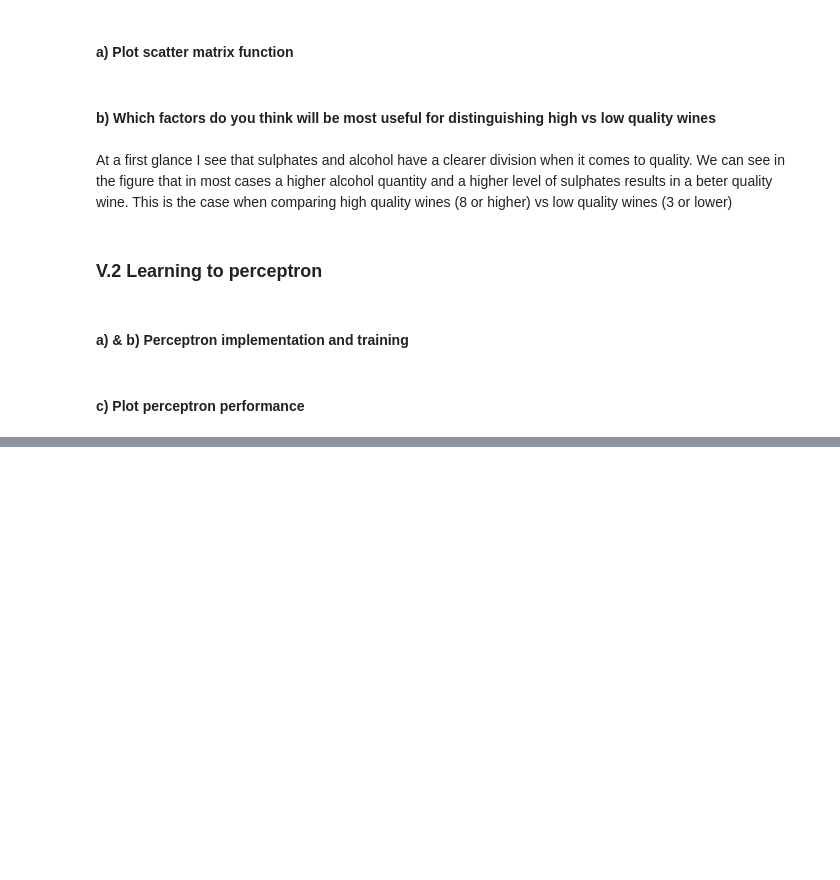
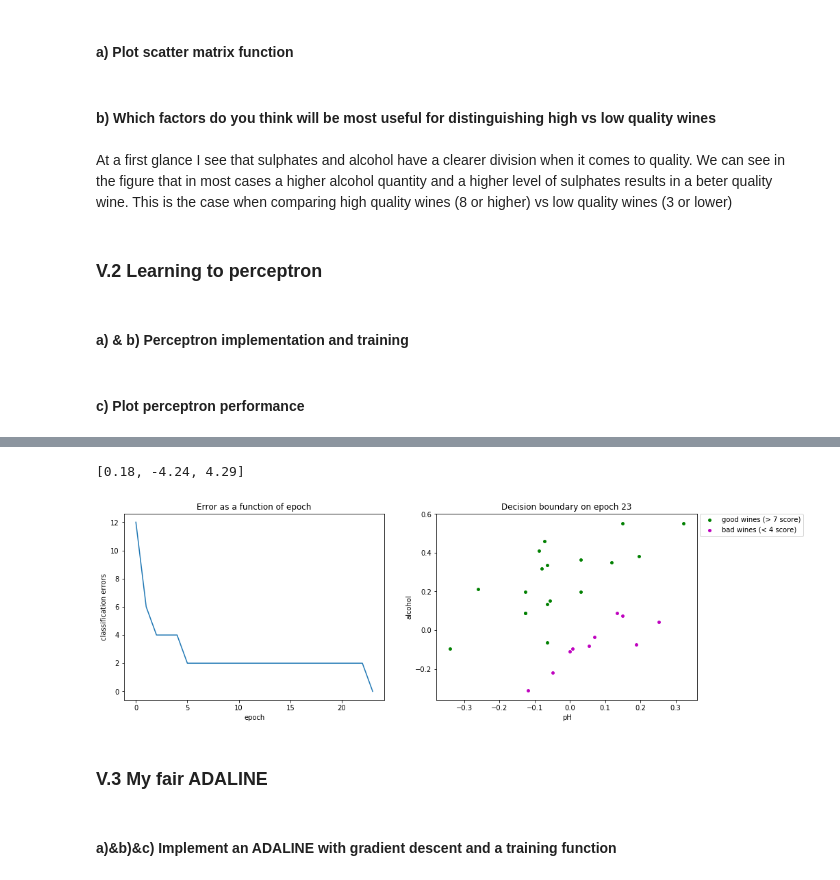
Before and after one commit to ThomasH88/ft_sommelier, a Jupyter notebook: ft_sommelier.ipynb, the cells around one changed output, grey strips where cells are left out. Cells and saved outputs as stored; diff of their text form; code cells hidden in the pictures; blank space fills up the shorter version.

```diff
--- a/ft_sommelier.ipynb
+++ b/ft_sommelier.ipynb
@@ -14,3 +7,6 @@ white_wine_df = pd.read_csv("/nfs/2018/t/tholzheu/42_program/git_ft_sommelier/re
+# %%
+red_wine_df = pd.read_csv("resources/winequality-red.csv", sep=';')
+white_wine_df = pd.read_csv("resources/winequality-white.csv", sep=';')
 # %%
 print(len(red_wine_df))
 red_wine_df.head()
@@ -71,8 +70,6 @@ in a beter quality wine. This is the case when comparing high quality wines (8 o
 # %% [markdown]
 #### a) & b) Perceptron implementation and training
 # %%
-import random
-
 def heaviside_step_fn(nb):
     if (nb < 0):
         return (0)
@@ -91,11 +88,12 @@ def vec_sub(v1, v2):
 def vec_scale(v, scalar):
     return ([i * scalar for i in v])
 
-def select_features_labels(df):
-    tmp = red_wine_df[['pH', 'density', 'quality']][(red_wine_df['quality'] >= 8) | (red_wine_df['quality'] <=3)]
-    tmp['quality'].where(tmp['quality'] <= 3, 1, inplace=True) # Replace quality 8 and above with 1
-    tmp['quality'].where(tmp['quality'] == 1, 0, inplace=True) # and quality 3 and below with 0
-    features = tmp[['pH', 'density']]
+def select_features_labels(wine_data, good_quality_nb, bad_quality_nb):
+    tmp = wine_data[['pH', 'alcohol', 'quality']][(
+        wine_data['quality'] > good_quality_nb) | (wine_data['quality'] < bad_quality_nb)]
+    tmp['quality'].where(tmp['quality'] < bad_quality_nb, 1, inplace=True) # Replace good_quality_nb and above with 1
+    tmp['quality'].where(tmp['quality'] == 1, 0, inplace=True) # and bad quality and below with 0
+    features = tmp[['pH', 'alcohol']]
     labels = tmp[['quality']]
     features = [list(features[item]) for item in features]
     labels = [list(labels[item]) for item in labels]
@@ -113,17 +111,17 @@ def update_weights(w, x, y, l_rate):
     return (w, update)
 
 def perceptron_trainer(wine_data, l_rate, epochs):
-    features, labels = select_features_labels(wine_data)
+    features, labels = select_features_labels(wine_data, 7, 4)
     train_until_convergence = False
     epoch_count = 0
     info = []
     if (epochs == 0):
         train_until_convergence = True # train until convergence if epochs is 0
-        epochs = 1 # epoch_count < epochs so it enter the loop
+        epochs = 1 # epoch_count < epochs so it enters the loop
     converged = False
     w = [0, 0, 0] # w[0] is the bias
     for i in range(3):
-        w[i] = round(random.uniform(-4, 4), 2) # init random weights between -4 and 4
+        w[i] = round(random.uniform(-1, 1), 2) # init random weights between -1 and 1
     while (not converged and epoch_count < epochs):
         converged = True
         errors_at_epoch = 0
@@ -139,7 +137,8 @@ def perceptron_trainer(wine_data, l_rate, epochs):
             epochs = epoch_count + 1 # we don't want to stop training until convergence
     return (info)
 # %%
-info = perceptron_trainer(red_wine_df, l_rate=0.9, epochs=20000)
+random.seed(1998)
+performance = perceptron_trainer(red_wine_df, l_rate=0.98, epochs=0)
 # %% [markdown]
 #### c) Plot perceptron performance
 # %%
@@ -178,0 +194,19 @@ plot_perceptron_performance(red_wine_df, info, 7, 4)
+# %%
+def normalize_data(wine_data):
+    quality = wine_data["quality"]
+    norm_wine_data = wine_data.drop(labels="quality", axis='columns')
+    norm_wine_data = (norm_wine_data - norm_wine_data.mean()) / (norm_wine_data.max() - norm_wine_data.min())
+    norm_wine_data["quality"] = quality
+    return (norm_wine_data)
+# %%
+random.seed(1998)
+norm_red_wine_df = normalize_data(red_wine_df)
+norm_perf = perceptron_trainer(norm_red_wine_df, l_rate=0.98, epochs=0)
+plot_perceptron_performance(norm_red_wine_df, norm_perf, 7, 4)
+# %% [output]
+[0.18, -4.24, 4.29]
+[figure, added]
+# %% [markdown]
+### V.3 My fair ADALINE
+# %% [markdown]
+#### a)&b)&c) Implement an ADALINE with gradient descent and a training function
```
Also changed, not shown: parts of 22 cells of this notebook, 1 other file.
